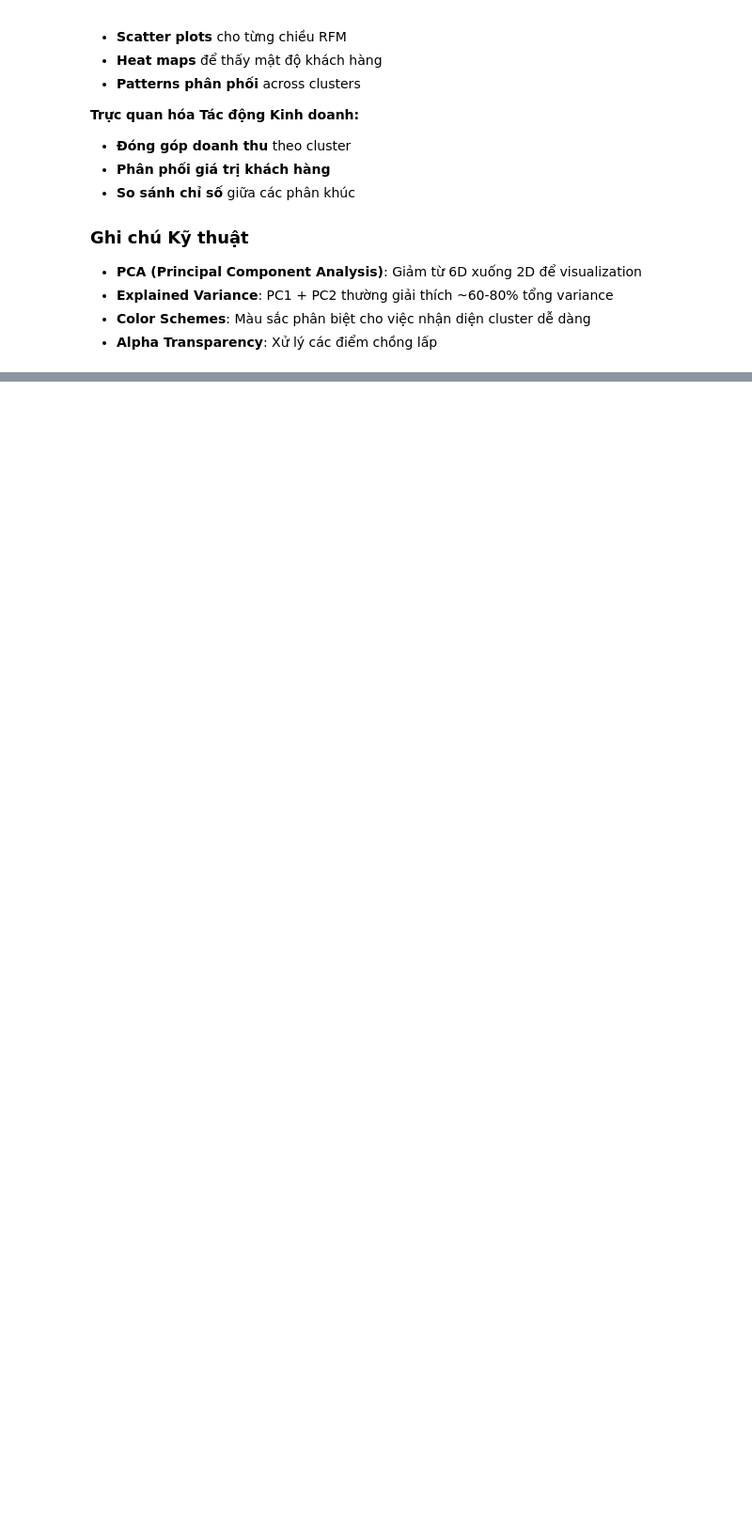
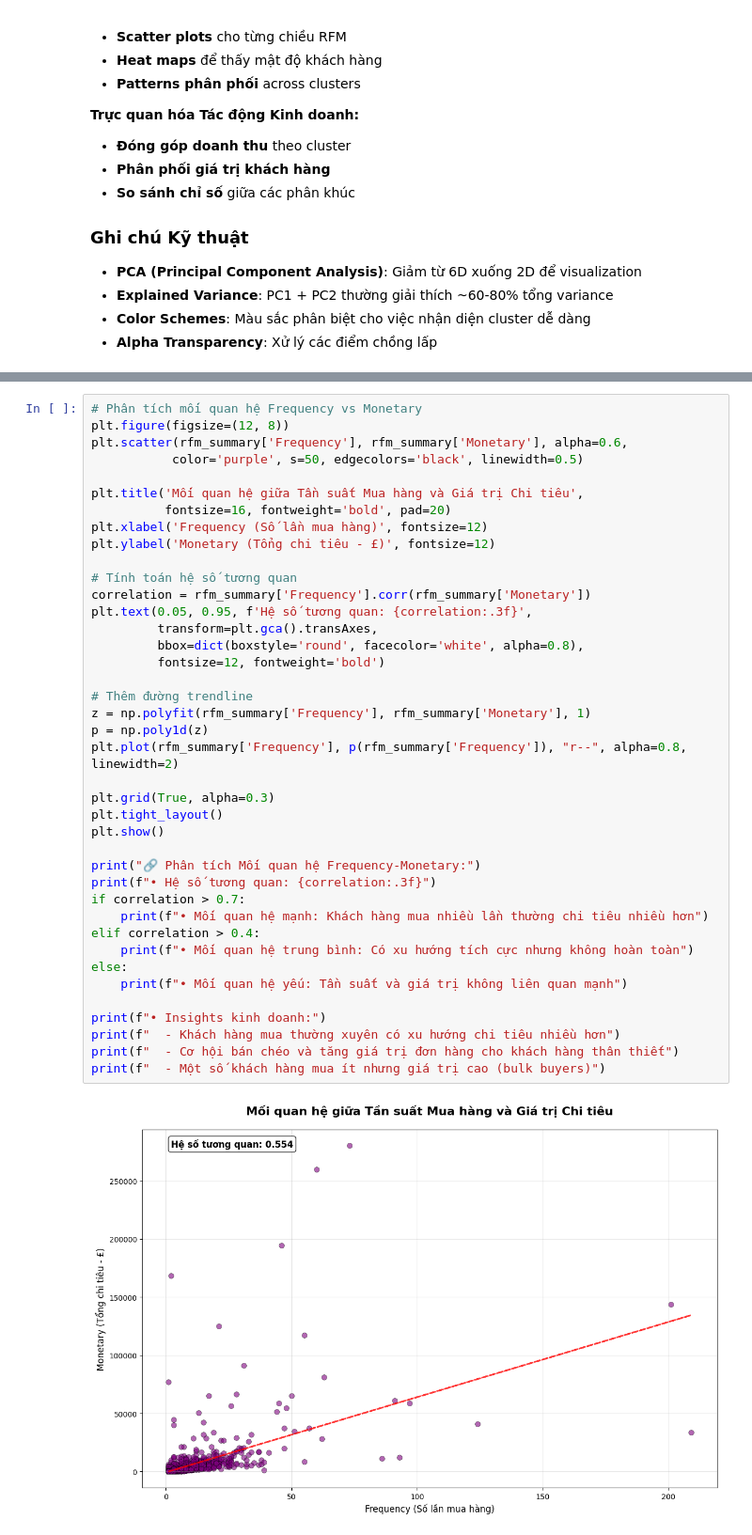
Before and after one commit to Tnemo65/DSpr, a Jupyter notebook: online_retail_analysis_compact.ipynb, the cells around one changed output, grey strips where cells are left out. Shown at 94% size. Drawn from its saved outputs; the diff is of its cells as text; blank space fills up the shorter version.

```diff
--- a/online_retail_analysis_compact.ipynb
+++ b/online_retail_analysis_compact.ipynb
@@ -1351,0 +1390,42 @@ Phân tích kinh doanh và khuyến nghị hoàn thành!
+# %%
+# Phân tích mối quan hệ Frequency vs Monetary
+plt.figure(figsize=(12, 8))
+plt.scatter(rfm_summary['Frequency'], rfm_summary['Monetary'], alpha=0.6,
+           color='purple', s=50, edgecolors='black', linewidth=0.5)
+
+plt.title('Mối quan hệ giữa Tần suất Mua hàng và Giá trị Chi tiêu',
+          fontsize=16, fontweight='bold', pad=20)
+plt.xlabel('Frequency (Số lần mua hàng)', fontsize=12)
+plt.ylabel('Monetary (Tổng chi tiêu - £)', fontsize=12)
+
+# Tính toán hệ số tương quan
+correlation = rfm_summary['Frequency'].corr(rfm_summary['Monetary'])
+plt.text(0.05, 0.95, f'Hệ số tương quan: {correlation:.3f}',
+         transform=plt.gca().transAxes,
+         bbox=dict(boxstyle='round', facecolor='white', alpha=0.8),
+         fontsize=12, fontweight='bold')
+
+# Thêm đường trendline
+z = np.polyfit(rfm_summary['Frequency'], rfm_summary['Monetary'], 1)
+p = np.poly1d(z)
+plt.plot(rfm_summary['Frequency'], p(rfm_summary['Frequency']), "r--", alpha=0.8, linewidth=2)
+
+plt.grid(True, alpha=0.3)
+plt.tight_layout()
+plt.show()
+
+print("🔗 Phân tích Mối quan hệ Frequency-Monetary:")
+print(f"• Hệ số tương quan: {correlation:.3f}")
+if correlation > 0.7:
+    print(f"• Mối quan hệ mạnh: Khách hàng mua nhiều lần thường chi tiêu nhiều hơn")
+elif correlation > 0.4:
+    print(f"• Mối quan hệ trung bình: Có xu hướng tích cực nhưng không hoàn toàn")
+else:
+    print(f"• Mối quan hệ yếu: Tần suất và giá trị không liên quan mạnh")
+
+print(f"• Insights kinh doanh:")
+print(f"  - Khách hàng mua thường xuyên có xu hướng chi tiêu nhiều hơn")
+print(f"  - Cơ hội bán chéo và tăng giá trị đơn hàng cho khách hàng thân thiết")
+print(f"  - Một số khách hàng mua ít nhưng giá trị cao (bulk buyers)")
+# %% [output]
+[figure, added]
```
Also changed, not shown: parts of 30 cells of this notebook, 49 other files.
